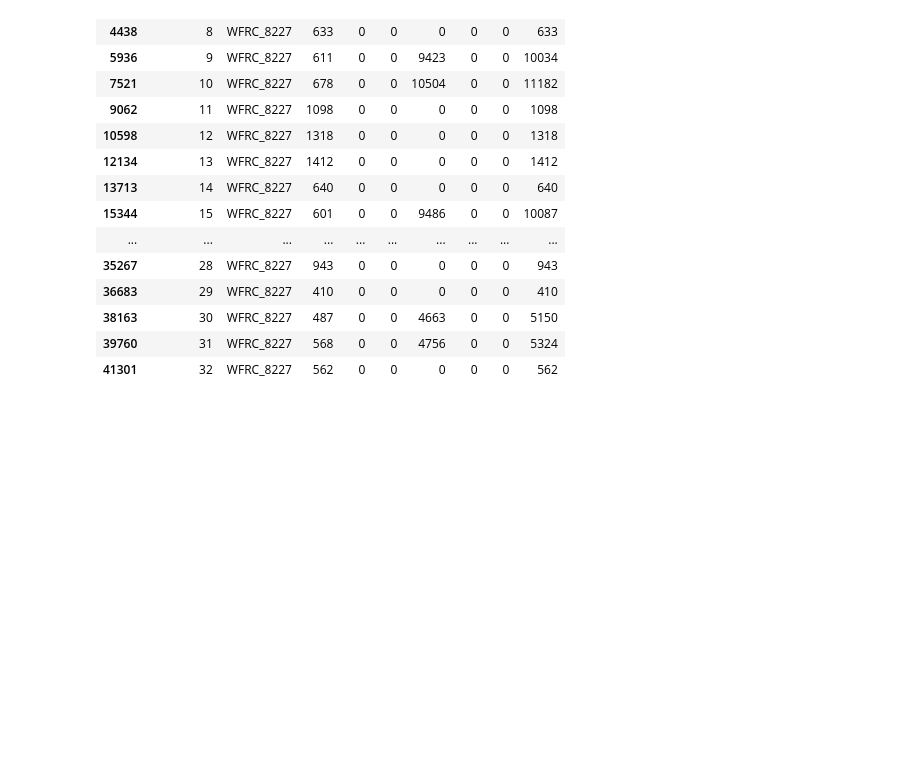
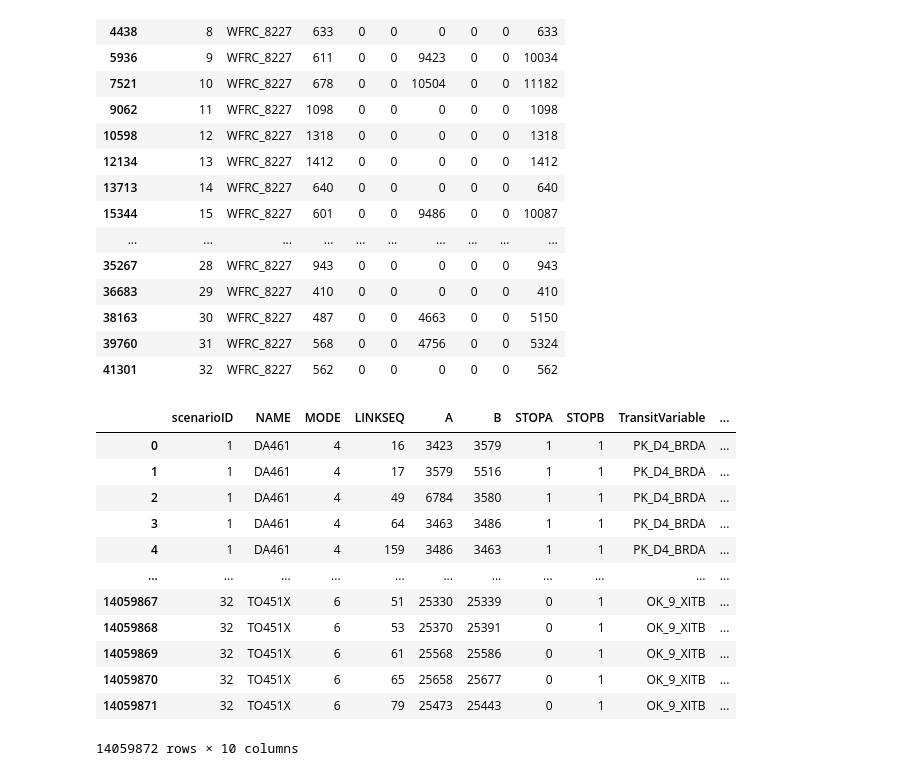
Before and after one commit to WFRCAnalytics/TDM-VAL-Scenario-Comparison-Toolbox, a Jupyter notebook: 2.1-TotalTDMTool/A-OldDataReformatAndPrepForApp.ipynb, the cells around one changed output. Saved outputs shown, nothing was run; the diff lists cells and outputs as text; code cells hidden in the pictures; blank space fills up the shorter version.

```diff
--- a/2.1-TotalTDMTool/A-OldDataReformatAndPrepForApp.ipynb
+++ b/2.1-TotalTDMTool/A-OldDataReformatAndPrepForApp.ipynb
@@ -377,3 +423,22 @@ dfTotVolStatsBySegID_byMode[dfTotVolStatsBySegID_byMode['SEGID']=='WFRC_8227']
 | 38163 | 30 | WFRC_8227 | 487 | 0 | 0 | 4663 | 0 | 0 | 5150 |
 | 39760 | 31 | WFRC_8227 | 568 | 0 | 0 | 4756 | 0 | 0 | 5324 |
 | 41301 | 32 | WFRC_8227 | 562 | 0 | 0 | 0 | 0 | 0 | 562 |
+# %%
+dfPADetail_melt = dfPADetailWithRevNames
+dfPADetail_melt = dfPADetail_melt.melt(id_vars=['scenarioID','NAME','MODE','LINKSEQ','A','B','STOPA','STOPB'], var_name='TransitVariable', value_name='TransitValue')
+dfPADetail_melt
+#dfPADetail_melt.columns
+# %% [output]
+|  | scenarioID | NAME | MODE | LINKSEQ | A | B | STOPA | STOPB | TransitVariable | ... |
+| 0 | 1 | DA461 | 4 | 16 | 3423 | 3579 | 1 | 1 | PK_D4_BRDA | ... |
+| 1 | 1 | DA461 | 4 | 17 | 3579 | 5516 | 1 | 1 | PK_D4_BRDA | ... |
+| 2 | 1 | DA461 | 4 | 49 | 6784 | 3580 | 1 | 1 | PK_D4_BRDA | ... |
+| 3 | 1 | DA461 | 4 | 64 | 3463 | 3486 | 1 | 1 | PK_D4_BRDA | ... |
+| 4 | 1 | DA461 | 4 | 159 | 3486 | 3463 | 1 | 1 | PK_D4_BRDA | ... |
+| ... | ... | ... | ... | ... | ... | ... | ... | ... | ... | ... |
+| 14059867 | 32 | TO451X | 6 | 51 | 25330 | 25339 | 0 | 1 | OK_9_XITB | ... |
+| 14059868 | 32 | TO451X | 6 | 53 | 25370 | 25391 | 0 | 1 | OK_9_XITB | ... |
+| 14059869 | 32 | TO451X | 6 | 61 | 25568 | 25586 | 0 | 1 | OK_9_XITB | ... |
+| 14059870 | 32 | TO451X | 6 | 65 | 25658 | 25677 | 0 | 1 | OK_9_XITB | ... |
+| 14059871 | 32 | TO451X | 6 | 79 | 25473 | 25443 | 0 | 1 | OK_9_XITB | ... |
+14059872 rows × 10 columns
```
Also changed, not shown: parts of 5 cells of this notebook.
